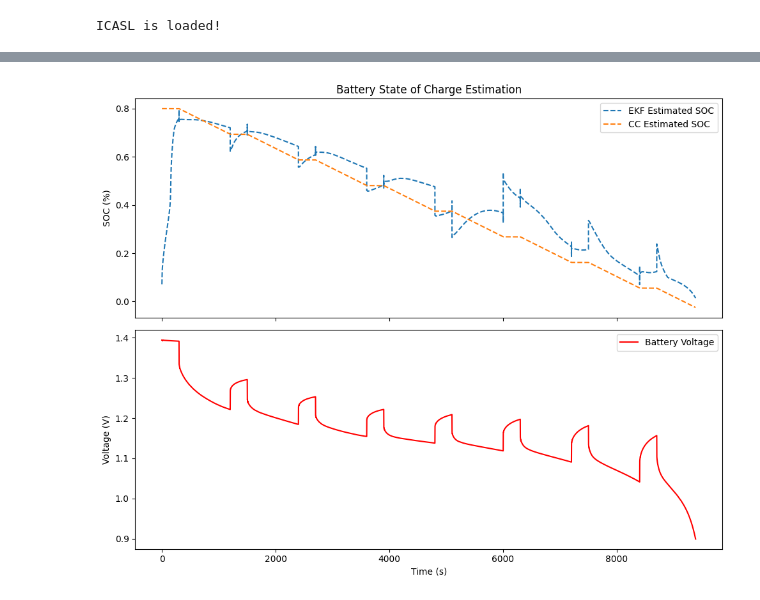
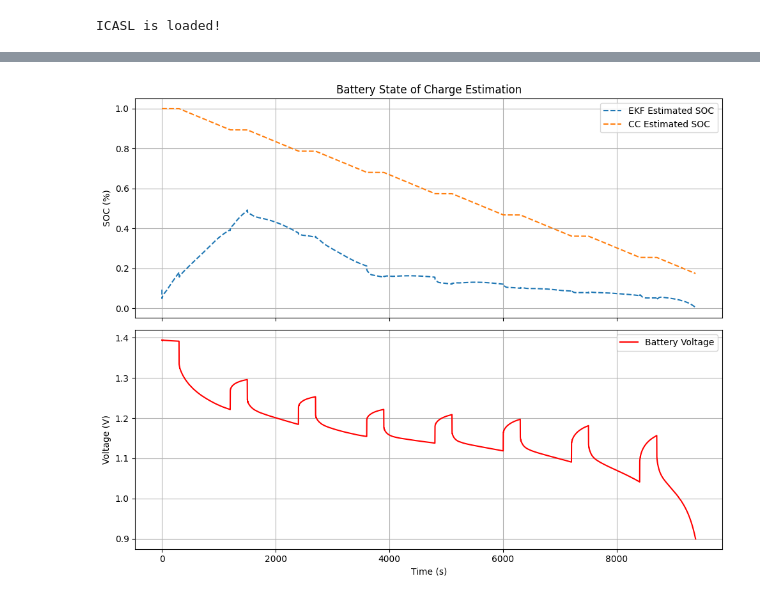
Before and after one commit to Triangleman1/ICASL_test_code, a Jupyter notebook: 585_SOC_Estimation/585_SOC_Algorithm.ipynb, the cells around one changed output, grey strips where cells are left out. Drawn from its saved outputs; the diff is of its cells as text; code cells hidden in the pictures.

```diff
--- a/585_SOC_Estimation/585_SOC_Algorithm.ipynb
+++ b/585_SOC_Estimation/585_SOC_Algorithm.ipynb
@@ -55,15 +55,6 @@ ICASL.test()
 # %% [output]
 ICASL is loaded!
 # %%
-# Data extracted from your HKJ image
-#soc_points = np.array([1.0, 0.8, 0.7, 0.6, 0.5, 0.4, 0.3, 0.2, 0.1, 0.0])
-#ocv_points = np.array([1.43, 1.36, 1.29, 1.25, 1.22, 1.21, 1.2, 1.18, 1.156, 1.1])
-soc_points = np.array([1.0, 0.7, 0.6, 0.5, 0.4, 0.3, 0.2, 0.1, 0.0])
-ocv_points = np.array([1.43, 1.29, 1.25, 1.22, 1.21, 1.2, 1.18, 1.156, 1.12])
-
-z = np.polyfit(soc_points, ocv_points, 5)
-p = np.poly1d(z)
-
 class BatteryEKF:
     def __init__(self, soc_lut, r0_lut, r1_lut, c1_lut, r2_lut, c2_lut, Capacity):
         self.soc_lut = soc_lut
@@ -79,8 +70,8 @@ class BatteryEKF:
         self.P = np.eye(3) * .001
 
         # Process noise usually scales with time, but keeping it simple for now
-        self.Q = np.diag([1e-4, 1e-5, 1e-5])
-        self.R = 1e-6
+        self.Q = np.diag([1e-6, 1e-7, 1e-7])
+        self.R = 1e-4
 
     def initialize_soc(self, measured_voltage, soc_points, ocv_points):
         """
@@ -88,7 +79,7 @@ class BatteryEKF:
         """
         # Use linear interpolation to find SOC from Voltage
         # Note: interp expects the x-coordinates (ocv) to be increasing
-        initial_soc = np.interp(measured_voltage, ocv_points[::-1], soc_points[::-1])
+        initial_soc = np.interp(measured_voltage, ocv_points[::1], soc_points[::1])
 
         # Update the state vector
         self.x[0, 0] = initial_soc
@@ -135,7 +126,7 @@ class BatteryEKF:
         v_predicted = self.get_OCV(soc_val) - current * r0 - self.x[1, 0] - self.x[2, 0]
 
         # 3. Jacobian (H) - Derivative of h with respect to x
-        H = np.array([[max(self.get_dOCV_dSOC(soc_val), 0.01), -1, -1]])
+        H = np.array([[max(self.get_dOCV_dSOC(soc_val), 0.00), -1, -1]])
 
         # 4. Kalman Gain
         S = H @ self.P @ H.T + self.R
@@ -150,59 +168,65 @@ class BatteryEKF:
 # %%
 df = pd.read_csv("Test_1/complete.csv")
 
-soc_points = [0.0, 0.1, 0.2, 0.3, 0.4, 0.5, 0.6, 0.7, 1.0]
 
-r0_values = [0.05, 0.05, 0.05, 0.05, 0.05, 0.05, 0.05, 0.05, 0.05]
-#r0_values = [0.03, 0.03, 0.03, 0.03, 0.03, 0.03, 0.03, 0.03, 0.03]
-r1_values = [0.11, 0.01, 0.01, 0.01, 0.01, 0.01, 0.01, 0.01, 0.03]
-c1_values = [151, 349, 497, 575, 677, 744, 569, 328, 4196]
-r2_values = [0.11, 0.06, 0.04, 0.03, 0.03, 0.02, 0.02, 0.02, 0.03]
-c2_values = [2270, 2145, 3212, 4128, 4963, 5374, 5026, 4342, 49593]
+df_char = pd.read_csv("Discharging_2/BAT_ECM_2.csv")
+ocv_points = df_char["OCV"].values
+soc_points = df_char["SOC"].values
+r0_values = df_char["R0"].values
+r1_values = df_char["R1"].values
+c1_values = df_char["C1"].values
+r2_values = df_char["R2"].values
+c2_values = df_char["C2"].values
+
+z = np.polyfit(soc_points, ocv_points, 5)
+p = np.poly1d(z)
 
 
 
 
-ekf = BatteryEKF(soc_points, r0_values, r1_values, c1_values, r2_values, c2_values, 2.5)
+
+capacity = 2.35
+ekf = BatteryEKF(soc_points, r0_values, r1_values, c1_values, r2_values, c2_values, capacity)
 estimated_soc = []
 CC_soc = []
-init_soc =.8
-capacity = 2.35
-v_start = df['voltage'][0]
+init_soc =1
+v_start = df['voltage'][0]-.3
 ekf.initialize_soc(v_start, soc_points, ocv_points)
 
 for i in range(len(df)):
     # Calculate dt dynamically
     if i == 0:
-        dt = 0.1 # Small default for first step
+        dt = .1 # Small default for first step
         DOD = [0]
     else:
         dt = df["times"][i] - df["times"][i-1]
         DOD.append(DOD[-1]+(df["current"][i]*(dt)/3600))
     CC_soc.append(init_soc+DOD[i]/(capacity))
     # Only run predict/update if dt is valid (prevents errors from duplicate timestamps)
     if dt > 0:
         ekf.predict(-df["current"][i], dt)
         soc = ekf.update(df["voltage"][i], -df["current"][i])
         estimated_soc.append(soc)
     else:
         estimated_soc.append(estimated_soc[-1]) # Keep last value
 
 fig, (ax1, ax2) = plt.subplots(2, 1, figsize=(10, 8), sharex=True)
 
 # Plot 1: SOC (Top)
 ax1.plot(df["times"], estimated_soc, '--', label='EKF Estimated SOC')
 ax1.plot(df["times"], CC_soc, '--', label='CC Estimated SOC')
 ax1.set_ylabel('SOC (%)')
 ax1.legend()
+ax1.grid()
 ax1.set_title('Battery State of Charge Estimation')
 
 # Plot 2: Voltage (Bottom)
 ax2.plot(df["times"], df['voltage'], 'r-', label='Battery Voltage') # Changed color to red for clarity
 ax2.set_ylabel('Voltage (V)')
 ax2.set_xlabel('Time (s)')
 ax2.legend()
-
+ax2.grid()
 plt.tight_layout() # Prevents labels from overlapping
 plt.show()
 # %% [output]
-[figure, old version]
+[figure, new version]
```
Also changed, not shown: parts of 2 cells of this notebook, 6 other files.
